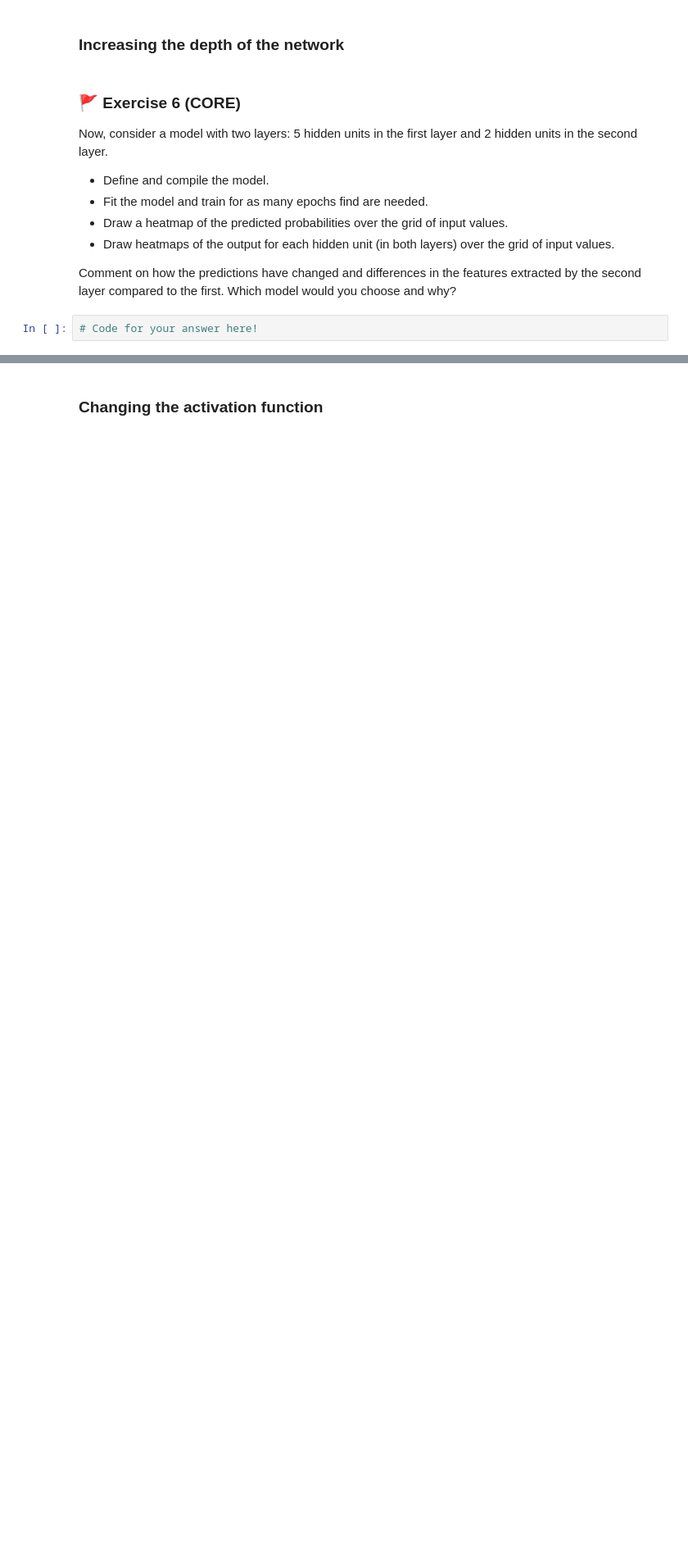
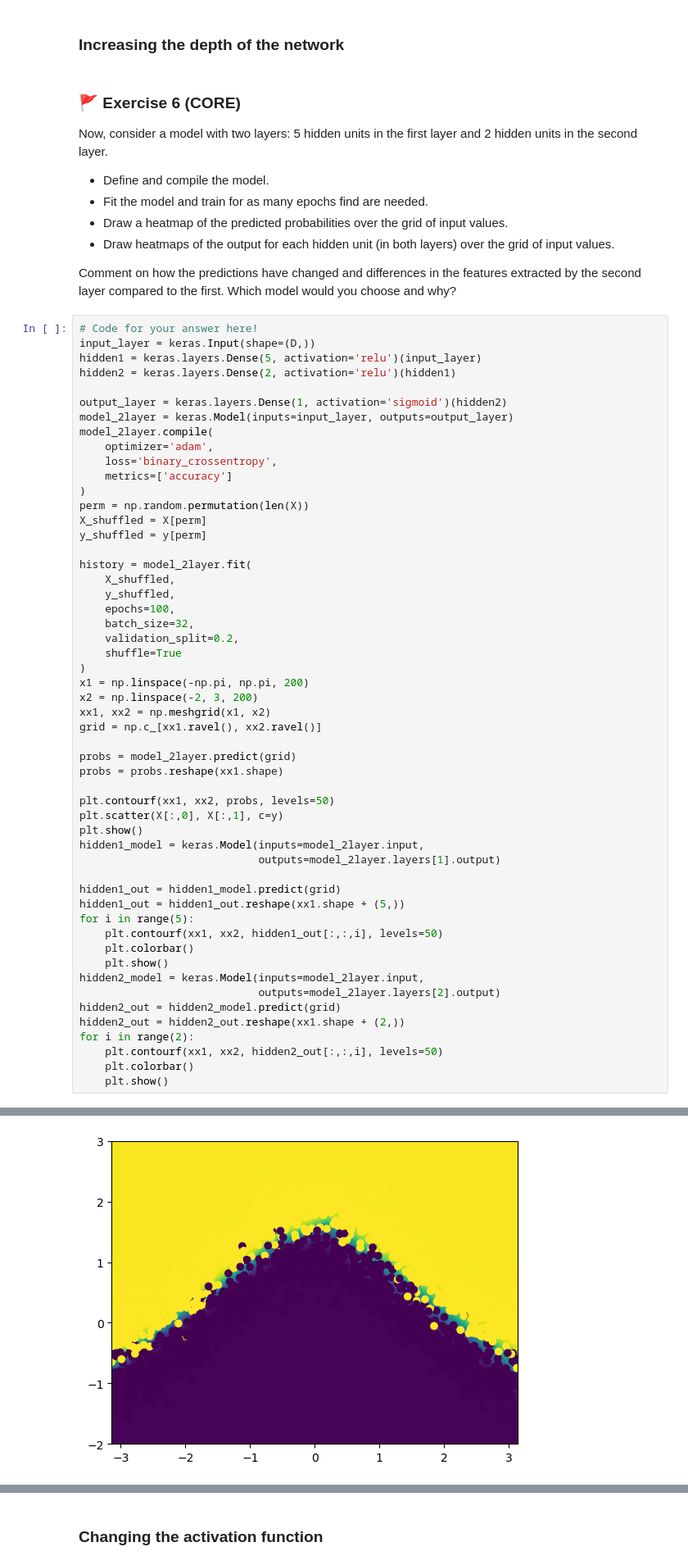
Before and after one commit to s2777427/MLP_2026_week09, a Jupyter notebook: mlp_week09.ipynb, the cells around one changed output, grey strips where cells are left out. Shown at 82% size. Saved outputs shown, nothing was run; the diff lists cells and outputs as text; blank space fills up the shorter version.

```diff
--- a/mlp_week09.ipynb
+++ b/mlp_week09.ipynb
@@ -450,3 +525,55 @@ Now, consider a model with two layers: 5 hidden units in the first layer and 2 h
 Comment on how the predictions have changed and differences in the features extracted by the second layer compared to the first. Which model would you choose and why?
 # %%
 # Code for your answer here!
+input_layer = keras.Input(shape=(D,))
+hidden1 = keras.layers.Dense(5, activation='relu')(input_layer)
+hidden2 = keras.layers.Dense(2, activation='relu')(hidden1)
+
+output_layer = keras.layers.Dense(1, activation='sigmoid')(hidden2)
+model_2layer = keras.Model(inputs=input_layer, outputs=output_layer)
+model_2layer.compile(
+    optimizer='adam',
+    loss='binary_crossentropy',
+    metrics=['accuracy']
+)
+perm = np.random.permutation(len(X))
+X_shuffled = X[perm]
+y_shuffled = y[perm]
+
+history = model_2layer.fit(
+    X_shuffled,
+    y_shuffled,
+    epochs=100,
+    batch_size=32,
+    validation_split=0.2,
+    shuffle=True
+)
+x1 = np.linspace(-np.pi, np.pi, 200)
+x2 = np.linspace(-2, 3, 200)
+xx1, xx2 = np.meshgrid(x1, x2)
+grid = np.c_[xx1.ravel(), xx2.ravel()]
+
+probs = model_2layer.predict(grid)
+probs = probs.reshape(xx1.shape)
+
+plt.contourf(xx1, xx2, probs, levels=50)
+plt.scatter(X[:,0], X[:,1], c=y)
+plt.show()
+hidden1_model = keras.Model(inputs=model_2layer.input,
+                            outputs=model_2layer.layers[1].output)
+
+hidden1_out = hidden1_model.predict(grid)
+hidden1_out = hidden1_out.reshape(xx1.shape + (5,))
+for i in range(5):
+    plt.contourf(xx1, xx2, hidden1_out[:,:,i], levels=50)
+    plt.colorbar()
+    plt.show()
+hidden2_model = keras.Model(inputs=model_2layer.input,
+                            outputs=model_2layer.layers[2].output)
+hidden2_out = hidden2_model.predict(grid)
+hidden2_out = hidden2_out.reshape(xx1.shape + (2,))
+for i in range(2):
+    plt.contourf(xx1, xx2, hidden2_out[:,:,i], levels=50)
+    plt.colorbar()
+    plt.show()
+# %% [output]
@@ -452,0 +597 @@ Comment on how the predictions have changed and differences in the features extr
+[figure, added]
```
Also changed, not shown: parts of 14 cells of this notebook.
